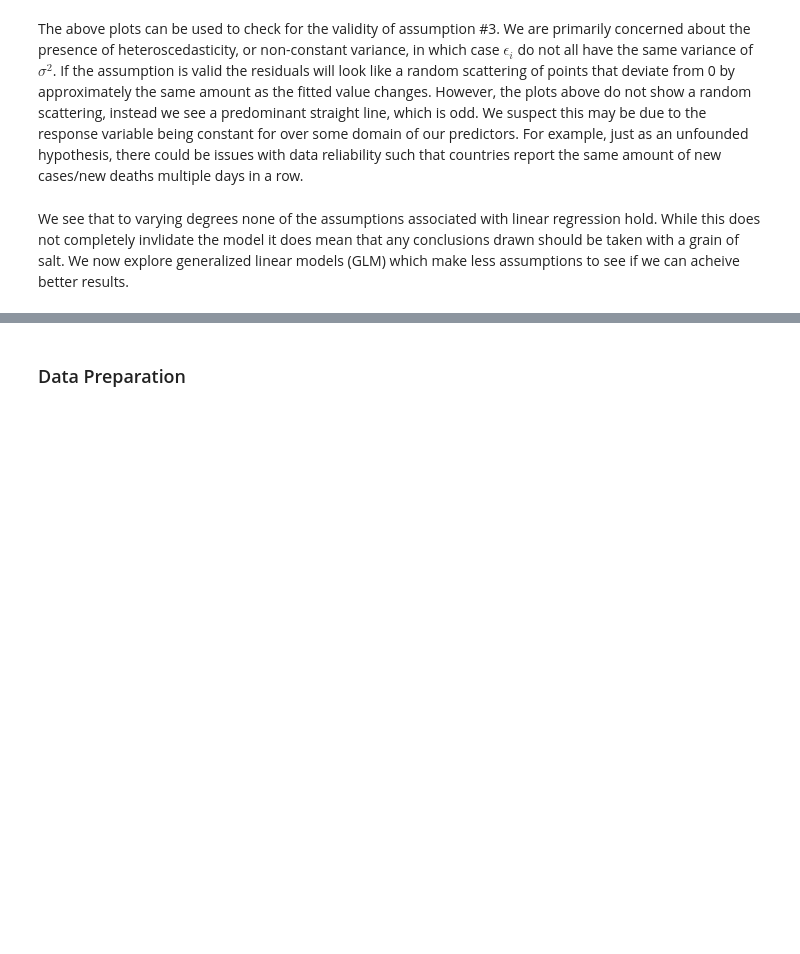
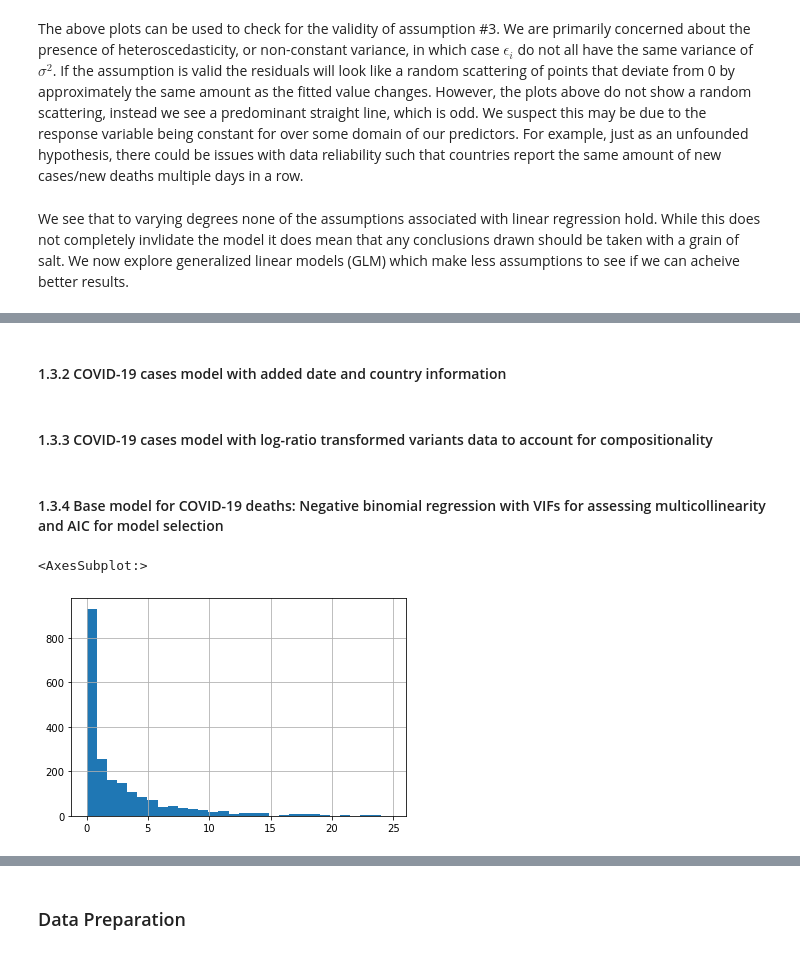
Before and after one commit to gportill/ml_final_project, a Jupyter notebook: Final Project Notebook.ipynb, the cells around one changed output, grey strips where cells are left out. Drawn from its saved outputs; the diff is of its cells as text; code cells hidden in the pictures; blank space fills up the shorter version.

```diff
--- a/Final Project Notebook.ipynb
+++ b/Final Project Notebook.ipynb
@@ -613,0 +718,28 @@ We see that to varying degrees none of the assumptions associated with linear re
+# %% [markdown]
+#### 1.3.2 COVID-19 cases model with added date and country information
+# %% [markdown]
+#### 1.3.3 COVID-19 cases model with log-ratio transformed variants data to account for compositionality
+# %% [markdown]
+#### 1.3.4 Base model for COVID-19 deaths: Negative binomial regression with VIFs for assessing multicollinearity and AIC for model selection
+# %%
+## GLM for naive model
+
+
+## Load data like for OLS
+path_full = os.path.join(personal_path, "Data/biweekly_imputed_old_fixed.csv")
+df = pd.read_csv(path_full)
+df.replace([np.inf, -np.inf], np.nan, inplace=True)
+
+df.dropna(inplace=True)
+y_deaths = df['new_deaths_smoothed_per_million']
+X_deaths = df.drop(['non_who', 'Unnamed: 0', 'date', 'iso_code','month_yr','new_cases_smoothed_per_million', 'new_deaths_smoothed_per_million'], axis = 1)
+
+## Only samples with outcomes greater than 0 make sense for Negative Binomial GLM, which assumes that outcome is counts data
+df.replace([np.inf, -np.inf], np.nan, inplace=True)
+X_deaths = X_deaths.loc[y_deaths>0,:]
+y_deaths = y_deaths.loc[y_deaths>0]
+
+y_deaths.hist(bins=30)
+# %% [output]
+<AxesSubplot:>
+[figure, added]
```
Also changed, not shown: parts of 35 cells of this notebook.
